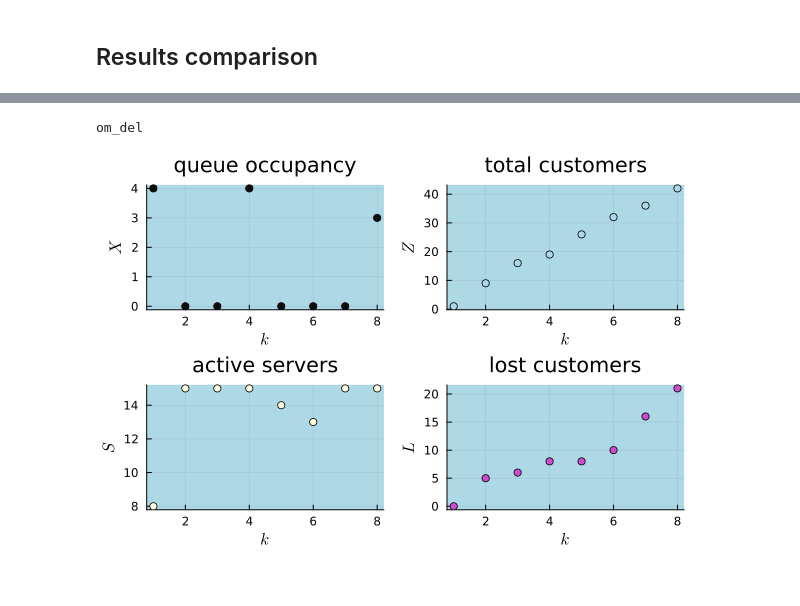
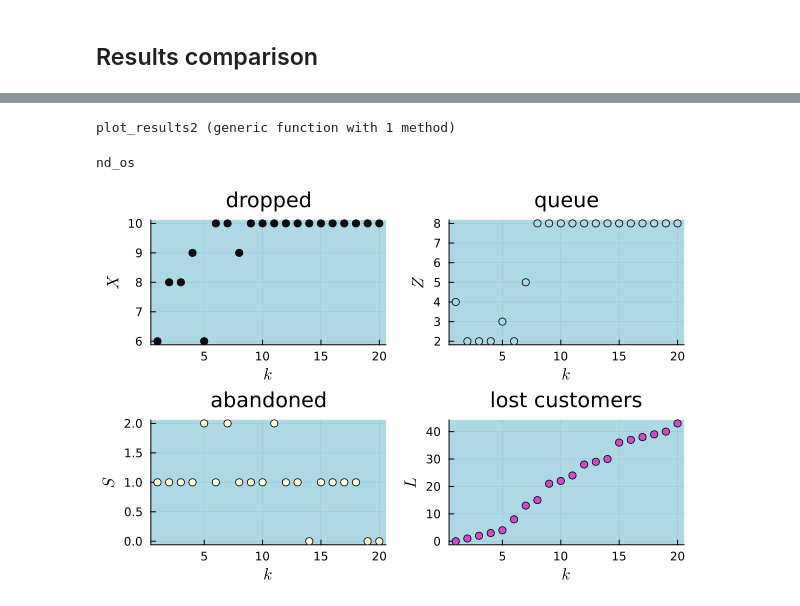
Before and after one commit to marina-daumas/tcc, a Jupyter notebook: Optimizer/compare_models.ipynb, the cells around one changed output, grey strips where cells are left out. Saved outputs shown, nothing was run; the diff lists cells and outputs as text; code cells hidden in the pictures.

```diff
--- a/Optimizer/compare_models.ipynb
+++ b/Optimizer/compare_models.ipynb
@@ -197,5 +176,17 @@ os_del
 # %%
-plot_results(result_om_del, horiz, 1)
+# plot_results(result_om_d, horiz, 1)
-# %% [output]
-om_del
-[figure, removed]
+# %%
+function plot_results2(res, horiz, i)
+    println(res.id)
+    evolution = [res.Y[i, 1:horiz], res.X[i, 1:horiz], a_mat[1:horiz, i], res.L[i, 1:horiz]]
+    ylabel = [L"X" L"Z" L"S" L"L"]
+    title = ["dropped" "queue" "abandoned" "lost customers"]
+    plotData(evolution, ylabel, title)
+end
+# %% [output]
+plot_results2 (generic function with 1 method)
+# %%
+plot_results2(result_os_nd, horiz, 1)
+# %% [output]
+nd_os
+[figure, added]
```
Also changed, not shown: parts of 10 cells of this notebook, 8 other files.
